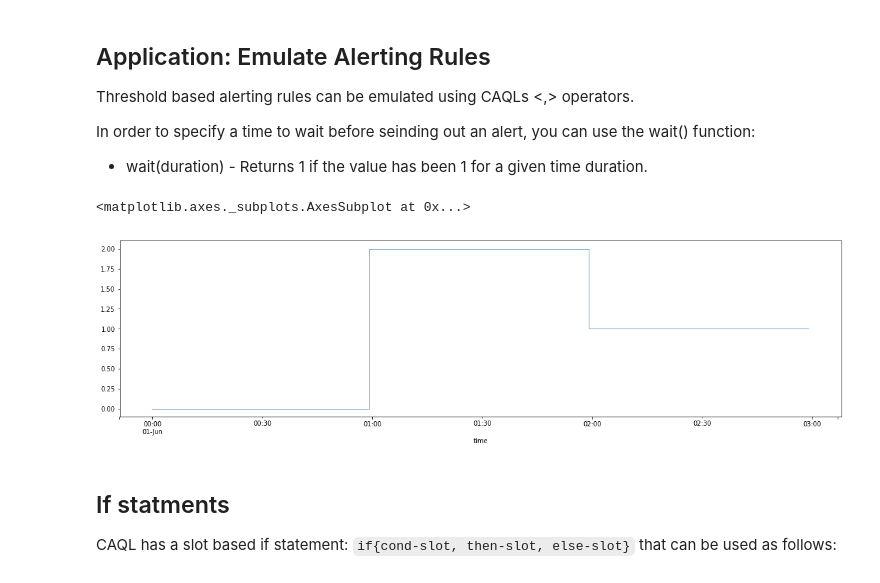
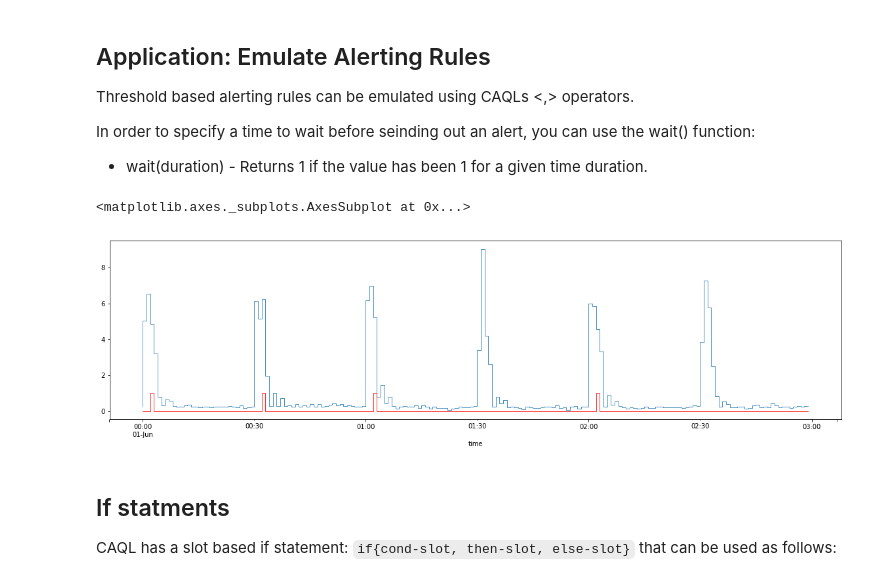
Before and after one commit to circonus-labs/caql-examples, a Jupyter notebook: 5. CAQL Stream Operations.ipynb, the cells around one changed output. Drawn from its saved outputs; the diff is of its cells as text; code cells hidden in the pictures.

```diff
--- a/5. CAQL Stream Operations.ipynb
+++ b/5. CAQL Stream Operations.ipynb
@@ -71,16 +86,21 @@ In order to specify a time to wait before seinding out an alert, you can use the
 
 * wait(duration) - Returns 1 if the value has been 1 for a given time duration.
 # %%
+ax1=caql_plot("ops",'''
+
+metric:counter("09a0a30e-e9df-4c79-8ea5-fc2024864874","message_stats`get_no_ack")
+
+''', datetime(2018, 6, 1), 60, 60 * 3)
 caql_plot("ops",'''
 
 metric:counter("09a0a30e-e9df-4c79-8ea5-fc2024864874","message_stats`get_no_ack") > 4
 | wait(3M) // specify wait period before sending out an alert
-| window:sum(1h) // count alerts per hour
+// | rolling:sum(1h) // count alerts over the last hour
 
-''', datetime(2018, 6, 1), 60, 60 * 3)
+''', datetime(2018, 6, 1), 60, 60 * 3, ax=ax1, color="red")
 # %% [output]
 <matplotlib.axes._subplots.AxesSubplot at 0x...>
-[figure, old version]
+[figure, new version]
 # %% [markdown]
 ## If statments
 
```
Also changed, not shown: parts of 14 cells of this notebook, 3 other files.
